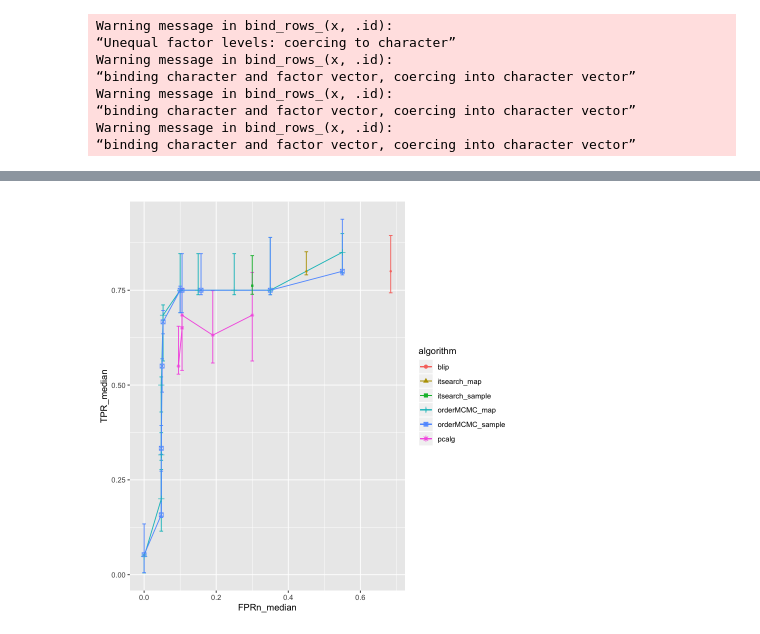
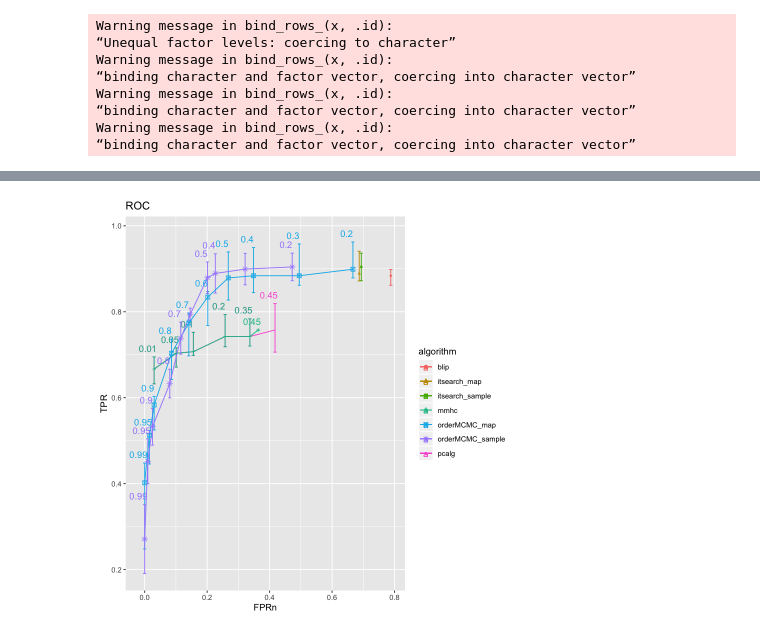
Before and after one commit to felixleopoldo/benchpress, a Jupyter notebook: benchmark/plot.ipynb, the cells around one changed output, grey strips where cells are left out. Drawn from its saved outputs; the diff is of its cells as text; code cells hidden in the pictures.

Commit message:
Results are summarized in one dataframe. Added Max min hill climbing. Pots are produced bt notebook.

```diff
--- a/benchmark/plot.ipynb
+++ b/benchmark/plot.ipynb
@@ -10,5 +181,5 @@ directory <- "simresults"
 # %%
-filenames <- list.files(pattern = "^(ROC_itsearch)", path = directory)
+filenames <- list.files(pattern = "^(res_itsearch)", path = directory)
 ROCdf_itsearch <- data.frame()
 for (filename in filenames) {
   tmpdf <- read.csv(file.path(directory, filename))
@@ -25,0 +209,10 @@ Warning message in bind_rows_(x, .id):
+# %%
+sum_roc_itsearch <- ROCdf_itsearch %>%
+                 group_by(algorithm) %>%
+                 summarise(TPR_mean = mean(TPR),
+                          TPR_median = median(TPR),
+                          FPRn_median = median(FPRn),
+                          TPR_q1 = quantile(TPR, probs = c(0.05)),
+                          TPR_q3 = quantile(TPR, probs = c(0.95)),
+                          logscore_mean =  mean(logscore),
+                          N = n())
@@ -26,7 +227,7 @@ Warning message in bind_rows_(x, .id):
 # %%
-filenames <- list.files(pattern = "^(ROC_orderMCMC)", path = directory)
-ROCdf_order_mcmc <- data.frame()
+filenames <- list.files(pattern = "^(res_blip)", path = directory)
+ROCdf_blip <- data.frame()
 for (filename in filenames) {
   tmpdf <- read.csv(file.path(directory, filename))
-  ROCdf_order_mcmc <- dplyr::bind_rows(ROCdf_order_mcmc, tmpdf)
+  ROCdf_blip <- dplyr::bind_rows(ROCdf_blip, tmpdf)
 }
@@ -112,4 +262,7 @@ sum_roc_blip <- ROCdf_blip %>%
 # %%
+setEPS()
+#postscript(file.path(directory, "ROC.eps"))
+
 ggplot() +
 # PC algorithm
 geom_errorbar(data = sum_roc_pcalg,
@@ -128,7 +281,43 @@ geom_point(data = sum_roc_pcalg,
                col = algorithm,
                shape = algorithm),
                size = 1) +
-## Order mcmc
+geom_text(data = sum_roc_pcalg,
+           aes(x = FPRn_median,
+               y = TPR_q3,
+               label=alpha, col=algorithm),
+         check_overlap = TRUE,
+          nudge_x=-0.02,
+         nudge_y=0.02
+         ) +
+
+# Max-min hill- climbing
+geom_errorbar(data = sum_roc_mmhc,
+              aes(x = FPRn_median,
+                  ymin = TPR_q1,
+                  ymax = TPR_q3,
+                  col = algorithm),
+              width = 0.01) +
+geom_path(data = sum_roc_mmhc,
+          aes(x = FPRn_median,
+              y = TPR_median,
+              col = algorithm)) +
+geom_point(data = sum_roc_mmhc,
+           aes(x = FPRn_median,
+               y = TPR_median,
+               col = algorithm,
+               shape = algorithm),
+               size = 1) +
+geom_text(data = sum_roc_mmhc,
+           aes(x = FPRn_median,
+               y = TPR_q3,
+               label=alpha, col=algorithm),
+         check_overlap = TRUE,
+          nudge_x=-0.02,
+         nudge_y=0.02
+         ) +
+
+
+# Order mcmc
 geom_errorbar(data = sumROC_order_mcmc,
               aes(x = FPRn_median,
                   ymin = TPR_q1,
@@ -145,7 +334,15 @@ geom_point(data = sumROC_order_mcmc,
                col = algorithm,
                shape = algorithm),
                size = 2) +
-## Iterative search
+geom_text(data = sumROC_order_mcmc,
+           aes(x = FPRn_median,
+               y = TPR_q3,
+               col = algorithm, label=threshold),
+           check_overlap = TRUE,
+          nudge_x=-0.02,
+         nudge_y=0.02) +
+
+# Iterative search
 geom_errorbar(data = sum_roc_itsearch,
               aes(x = FPRn_median,
                   ymin = TPR_q1,
@@ -162,7 +359,7 @@ geom_point(data = sum_roc_itsearch,
                col = algorithm,
                shape = algorithm),
                size = 1) +
-## Blip
+# Blip
 geom_errorbar(data = sum_roc_blip,
               aes(x = FPRn_median,
                   ymin = TPR_q1,
@@ -178,5 +375,9 @@ geom_point(data = sum_roc_blip,
                y = TPR_median,
                col = algorithm,
                shape = algorithm),
-               size = 1)
+               size = 1) +
+xlab("FPRn") +
+ylab("TPR") +
+ggtitle("ROC")
+dev.off()
 # %% [output]
@@ -188 +397 @@ the group aesthetic?
-[figure, old version]
+[figure, new version]
```
Also changed, not shown: parts of 28 cells of this notebook, 8 other files.
